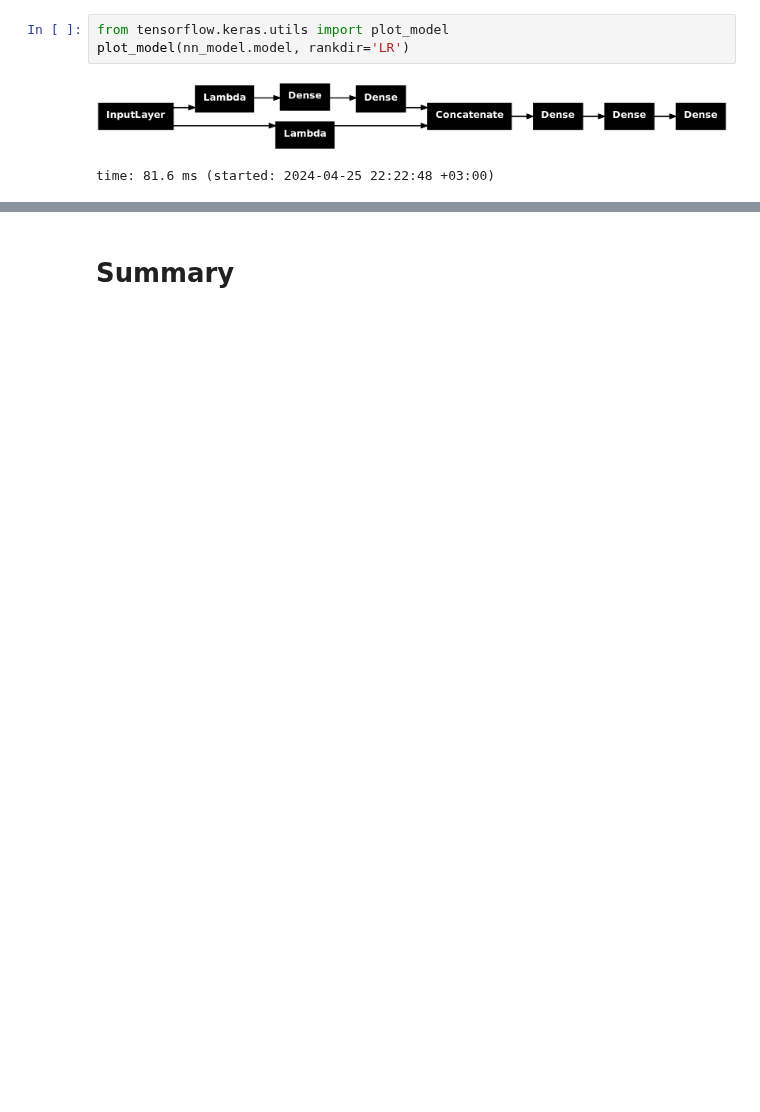
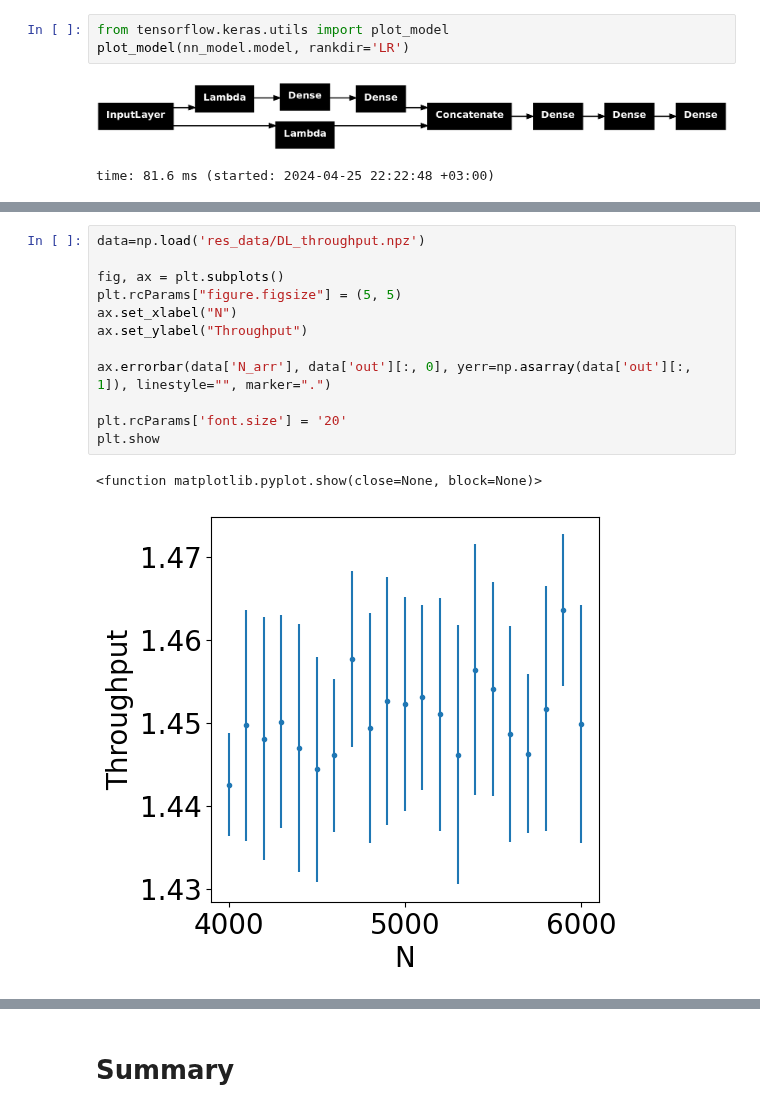
Before and after one commit to KugutAndrei/Hakashinka, a Jupyter notebook: presentation.ipynb, the cells around one changed output, grey strips where cells are left out. Cells and saved outputs as stored; diff of their text form; blank space fills up the shorter version.

```diff
--- a/presentation.ipynb
+++ b/presentation.ipynb
@@ -416,0 +427,15 @@ time: 81.6 ms (started: 2024-04-25 22:22:48 +03:00)
+# %%
+data=np.load('res_data/DL_throughput.npz')
+
+fig, ax = plt.subplots()
+plt.rcParams["figure.figsize"] = (5, 5)
+ax.set_xlabel("N")
+ax.set_ylabel("Throughput")
+
+ax.errorbar(data['N_arr'], data['out'][:, 0], yerr=np.asarray(data['out'][:, 1]), linestyle="", marker=".")
+
+plt.rcParams['font.size'] = '20'
+plt.show
+# %% [output]
+<function matplotlib.pyplot.show(close=None, block=None)>
+[figure, added]
```
Also changed, not shown: parts of 30 cells of this notebook, 15 other files.
